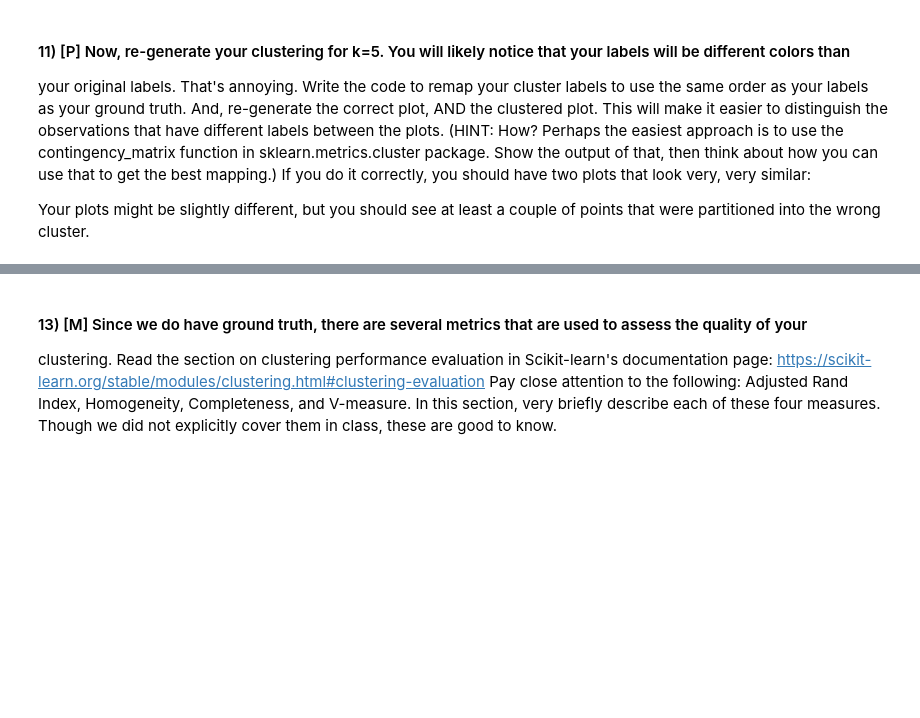
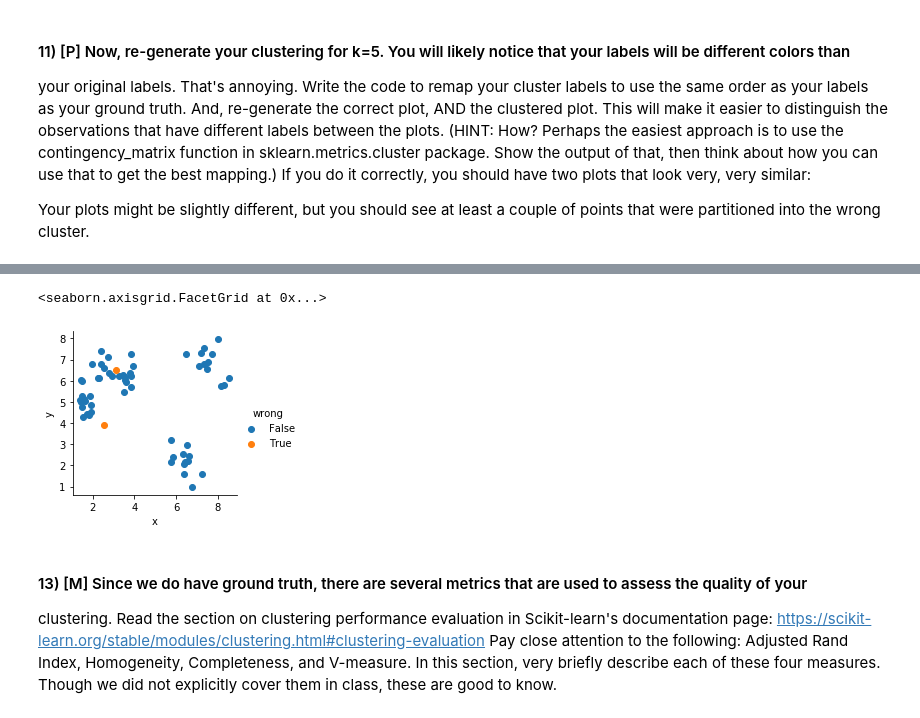
Before and after one commit to jaschaeff/DataMiningIntro, a Jupyter notebook: labs/lab13.ipynb, the cells around one changed output, grey strips where cells are left out. Saved outputs shown, nothing was run; the diff lists cells and outputs as text; code cells hidden in the pictures; blank space fills up the shorter version.

```diff
--- a/labs/lab13.ipynb
+++ b/labs/lab13.ipynb
@@ -171,3 +190,11 @@ to an incorrect correct cluster. For example, here is one approach you could use
+# %%
+df.wrong = ((df.target == 1) & (df.labels !=1))|((df.target == 3) & (df.labels !=4))|((df.target == 0) & (df.labels !=3))|((df.target == 4) & (df.labels !=2))|((df.target == 2) & (df.labels !=0))
+
+fg = sns.FacetGrid(data=df, hue='wrong')
+fg.map(plt.scatter, 'x', 'y').add_legend()
+# %% [output]
+<seaborn.axisgrid.FacetGrid at 0x...>
+[figure, added]
 # %% [markdown]
 #### 13) [M] Since we do have ground truth, there are several metrics that are used to assess the quality of your
 clustering. Read the section on clustering performance evaluation in Scikit-learn's documentation page:
```
Also changed, not shown: parts of 10 cells of this notebook.
